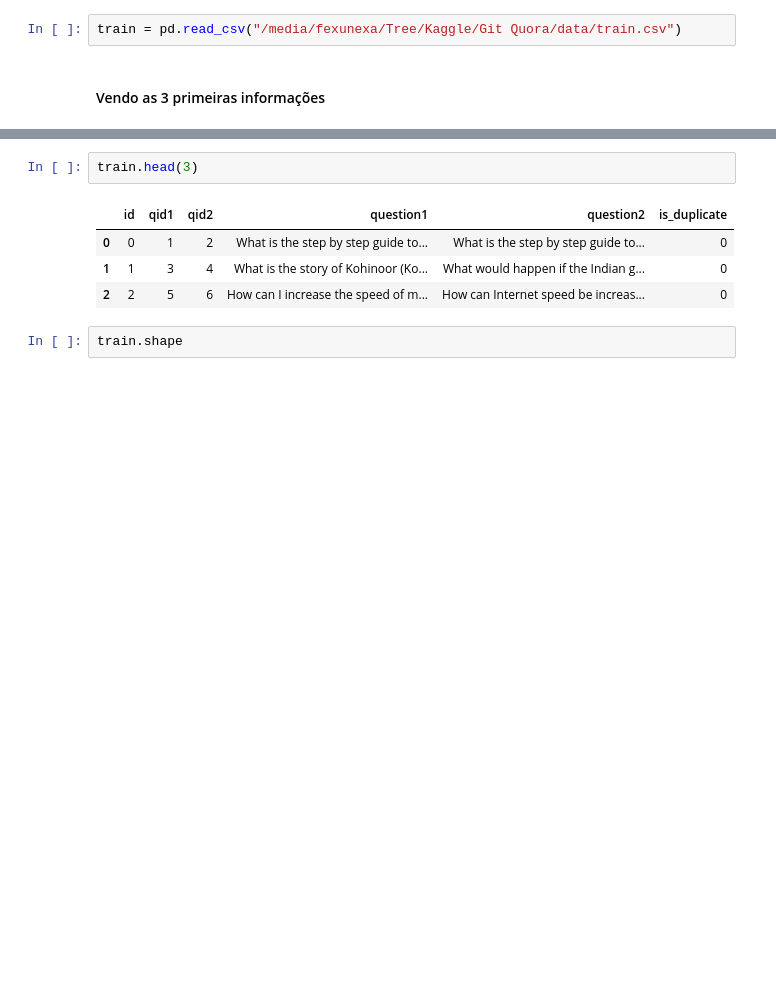
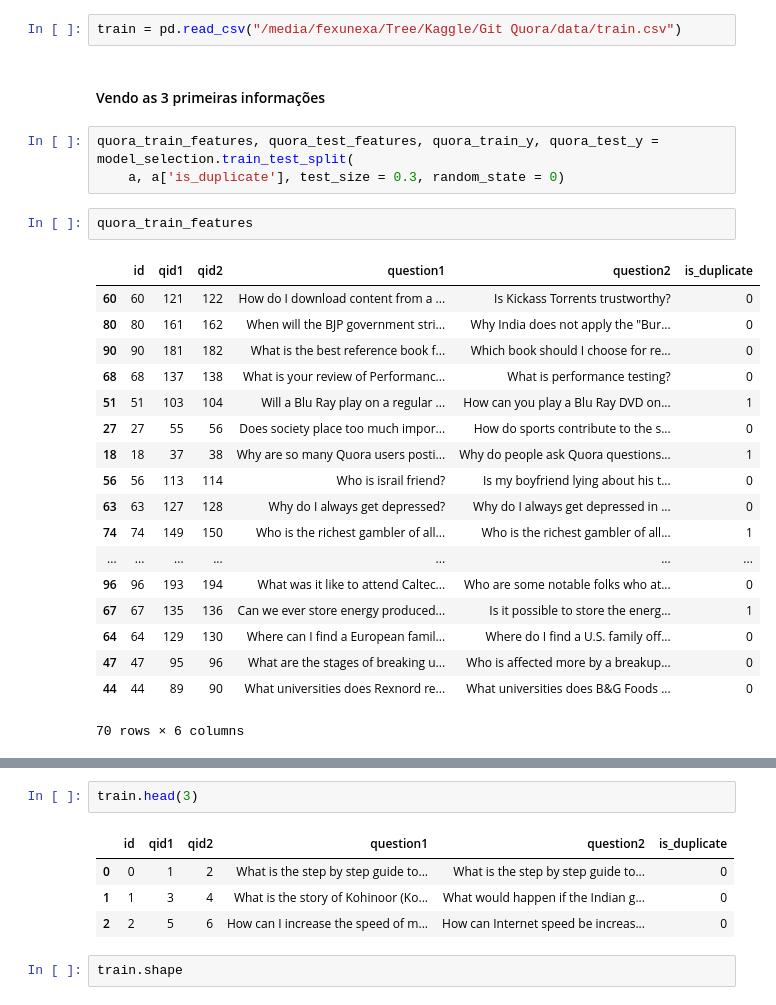
Before and after one commit to Wangbarros/Kaggle_Quora, a Jupyter notebook: Exploratory_Lucas.ipynb, the cells around one changed output, grey strips where cells are left out. Cells and saved outputs as stored; diff of their text form; blank space fills up the shorter version.

Commit message:
Function to split the database in train and test

```diff
--- a/Exploratory_Lucas.ipynb
+++ b/Exploratory_Lucas.ipynb
@@ -13,3 +14,27 @@ import statsmodels.api as sm
 train = pd.read_csv("/media/fexunexa/Tree/Kaggle/Git Quora/data/train.csv")
 # %% [markdown]
 #### Vendo as 3 primeiras informações
+# %%
+quora_train_features, quora_test_features, quora_train_y, quora_test_y = model_selection.train_test_split(
+    a, a['is_duplicate'], test_size = 0.3, random_state = 0)
+# %%
+quora_train_features
+# %% [output]
+|  | id | qid1 | qid2 | question1 | question2 | is_duplicate |
+| 60 | 60 | 121 | 122 | How do I download content from a ... | Is Kickass Torrents trustworthy? | 0 |
+| 80 | 80 | 161 | 162 | When will the BJP government stri... | Why India does not apply the "Bur... | 0 |
+| 90 | 90 | 181 | 182 | What is the best reference book f... | Which book should I choose for re... | 0 |
+| 68 | 68 | 137 | 138 | What is your review of Performanc... | What is performance testing? | 0 |
+| 51 | 51 | 103 | 104 | Will a Blu Ray play on a regular ... | How can you play a Blu Ray DVD on... | 1 |
+| 27 | 27 | 55 | 56 | Does society place too much impor... | How do sports contribute to the s... | 0 |
+| 18 | 18 | 37 | 38 | Why are so many Quora users posti... | Why do people ask Quora questions... | 1 |
+| 56 | 56 | 113 | 114 | Who is israil friend? | Is my boyfriend lying about his t... | 0 |
+| 63 | 63 | 127 | 128 | Why do I always get depressed? | Why do I always get depressed in ... | 0 |
+| 74 | 74 | 149 | 150 | Who is the richest gambler of all... | Who is the richest gambler of all... | 1 |
+| ... | ... | ... | ... | ... | ... | ... |
+| 96 | 96 | 193 | 194 | What was it like to attend Caltec... | Who are some notable folks who at... | 0 |
+| 67 | 67 | 135 | 136 | Can we ever store energy produced... | Is it possible to store the energ... | 1 |
+| 64 | 64 | 129 | 130 | Where can I find a European famil... | Where do I find a U.S. family off... | 0 |
+| 47 | 47 | 95 | 96 | What are the stages of breaking u... | Who is affected more by a breakup... | 0 |
+| 44 | 44 | 89 | 90 | What universities does Rexnord re... | What universities does B&G Foods ... | 0 |
+70 rows × 6 columns
```
Also changed, not shown: parts of 2 cells of this notebook, 1 other file.
